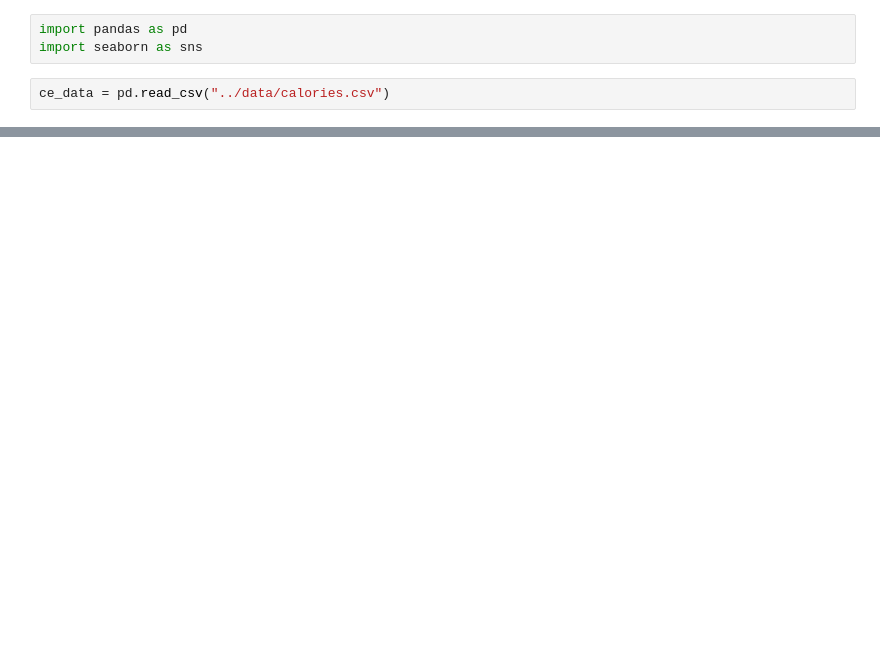
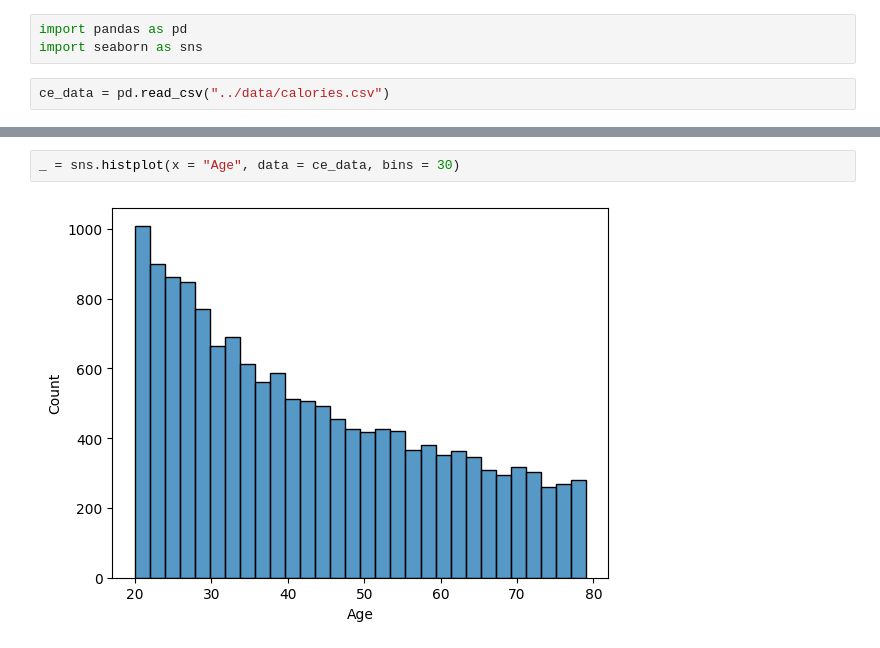
Before and after one commit to Mkranj/ML_calories_burned, a Jupyter notebook: scripts/eda.ipynb, the cells around one changed output, grey strips where cells are left out. Saved outputs shown, nothing was run; the diff lists cells and outputs as text; blank space fills up the shorter version.

```diff
--- a/scripts/eda.ipynb
+++ b/scripts/eda.ipynb
@@ -23,0 +42,4 @@ sns.countplot(ce_data.Gender, orient = "h")
+# %%
+_ = sns.histplot(x = "Age", data = ce_data, bins = 30)
+# %% [output]
+[figure, added]
```
Also changed, not shown: parts of 15 cells of this notebook.
